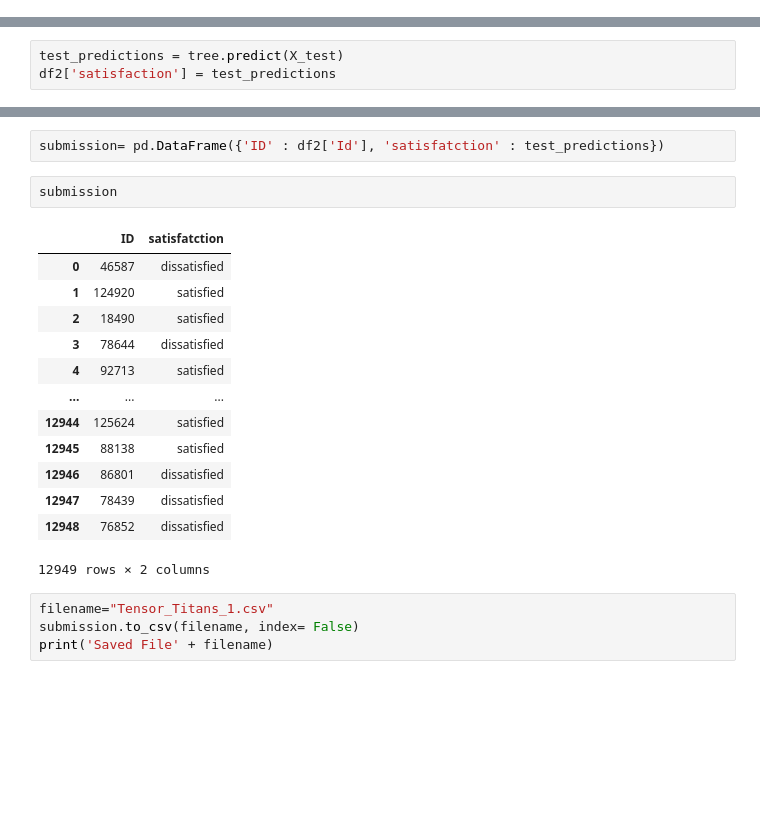
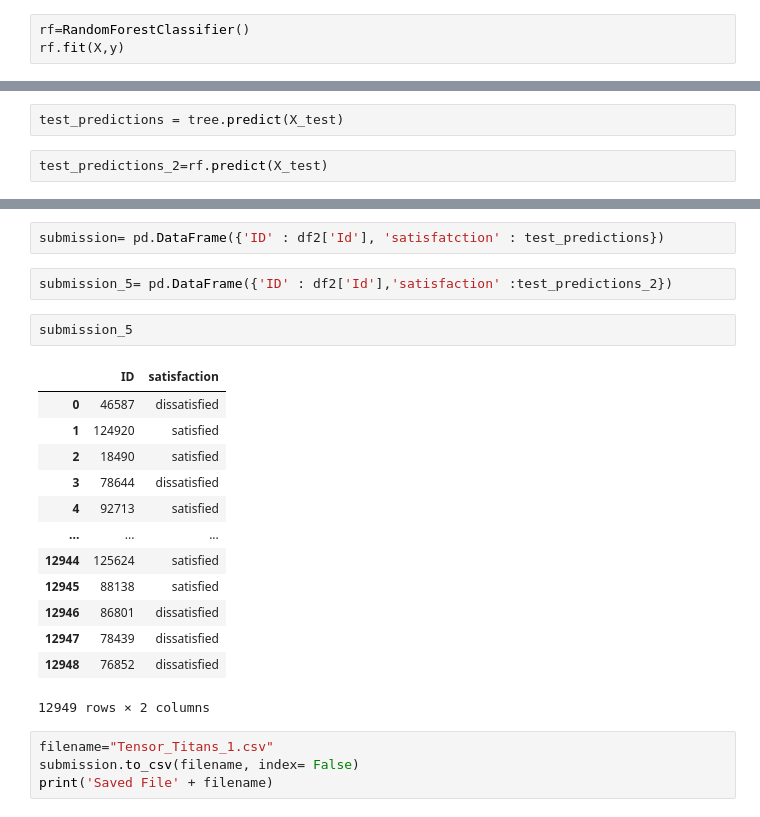
Before and after one commit to sadsal12/Kaggle_1, a Jupyter notebook: Untitled.ipynb, the cells around one changed output, grey strips where cells are left out. Drawn from its saved outputs; the diff is of its cells as text; blank space fills up the shorter version.

```diff
--- a/Untitled.ipynb
+++ b/Untitled.ipynb
@@ -178,0 +175,3 @@ accuracy
+# %%
+rf=RandomForestClassifier()
+rf.fit(X,y)
@@ -206,17 +207,20 @@ df2= df2.apply(lambda col: col.astype(int) if col.dtype == "bool" else col)
 X_test=df2.copy()
 # %%
 test_predictions = tree.predict(X_test)
-df2['satisfaction'] = test_predictions
+# %%
+test_predictions_2=rf.predict(X_test)
 # %%
 predictions_2=tree.predict(X_test)
 # %%
 submission_2= pd.DataFrame({'ID' : df2['Id'],'satisfaction' :predictions_2})
 # %%
 submission= pd.DataFrame({'ID' : df2['Id'], 'satisfatction' : test_predictions})
+# %%
+submission_5= pd.DataFrame({'ID' : df2['Id'],'satisfaction' :test_predictions_2})
 # %%
-submission
+submission_5
 # %% [output]
-|  | ID | satisfatction |
+|  | ID | satisfaction |
 | 0 | 46587 | dissatisfied |
 | 1 | 124920 | satisfied |
 | 2 | 18490 | satisfied |
```
Also changed, not shown: parts of 4 cells of this notebook, 18 other files.
